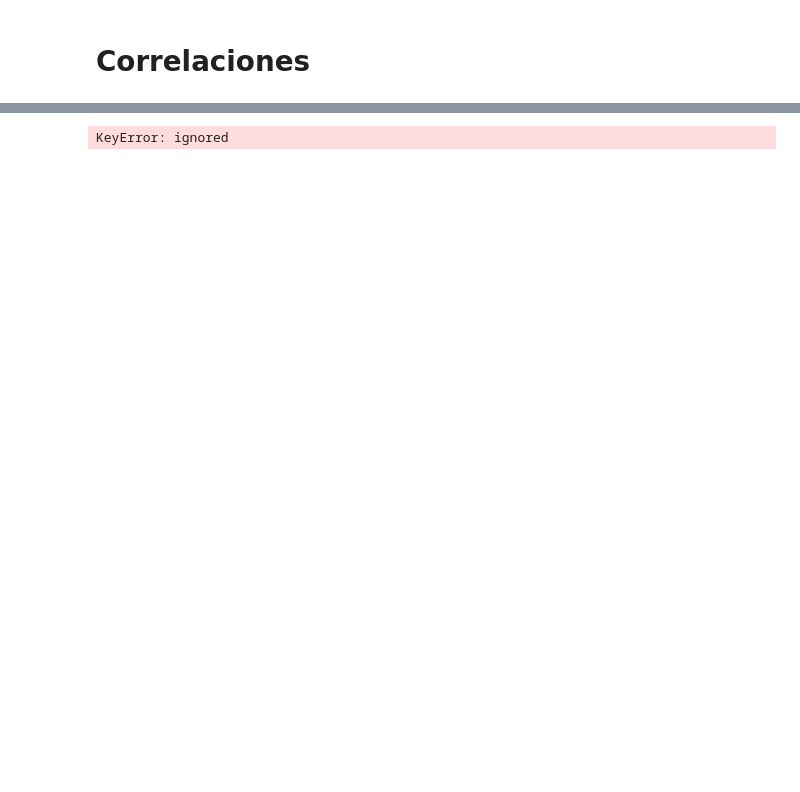
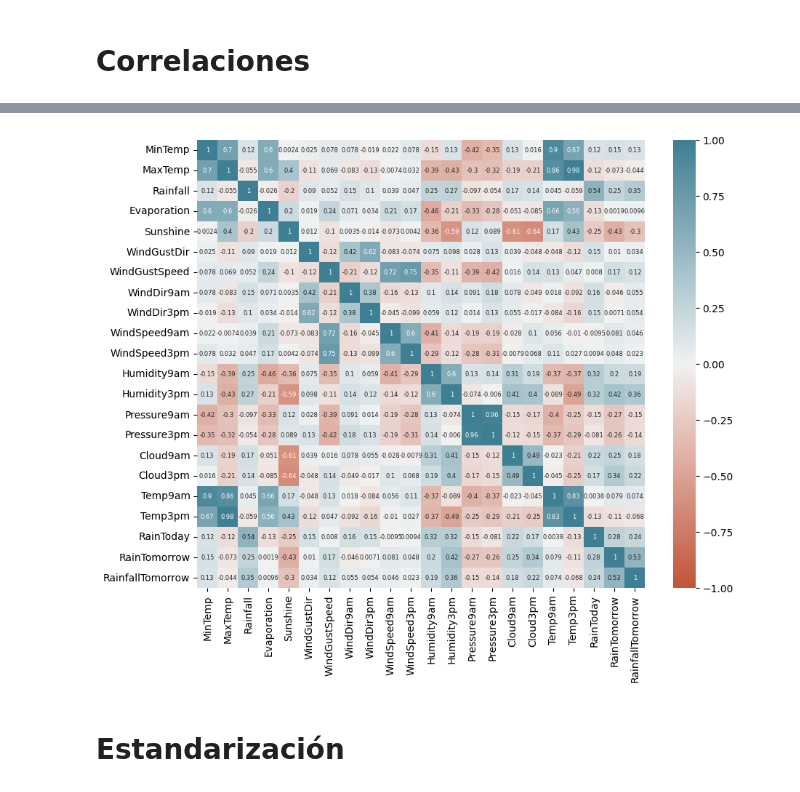
Before and after one commit to MiguelMussi/Apr_Aut_1_TP, a Jupyter notebook: TP-AA1.ipynb, the cells around one changed output, grey strips where cells are left out. Saved outputs shown, nothing was run; the diff lists cells and outputs as text; code cells hidden in the pictures; blank space fills up the shorter version.

```diff
--- a/TP-AA1.ipynb
+++ b/TP-AA1.ipynb
@@ -284,18 +357,22 @@ df.corr()
 # %%
-corr = df.drop(['Unnamed: 0'], axis=1).corr()
+#@title Matriz de Correlación
+corr = df.corr()
+plt.figure(figsize=(10, 8))
 ax = sns.heatmap(
     corr,
     vmin=-1, vmax=1, center=0,
     cmap=sns.diverging_palette(20, 220, n=200),
     square=True,
     annot = True,
     annot_kws = {'size': 6}
 )
 ax.set_xticklabels(
     ax.get_xticklabels(),
     rotation=90,
     horizontalalignment='center'
 )
 plt.show()
 # %% [output]
-KeyError: ignored
+[figure, added]
+# %% [markdown]
+# Estandarización
```
Also changed, not shown: parts of 51 cells of this notebook.
